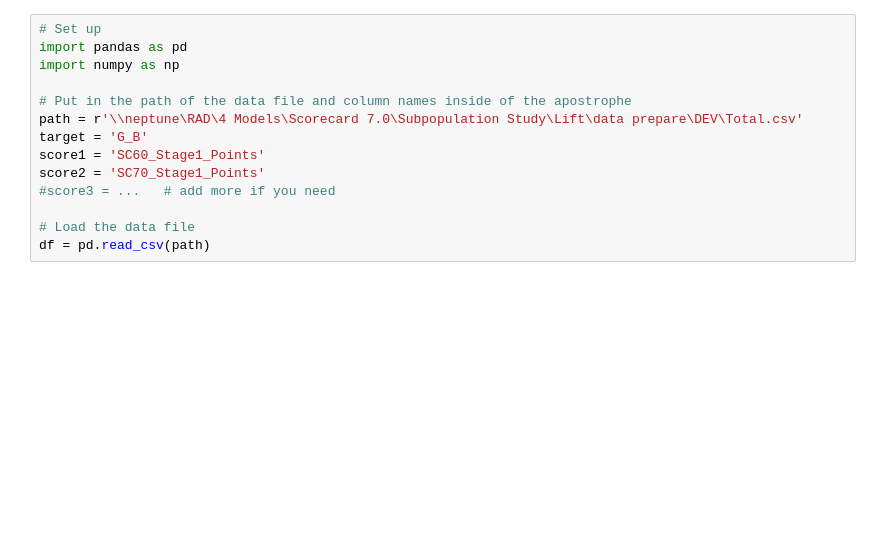
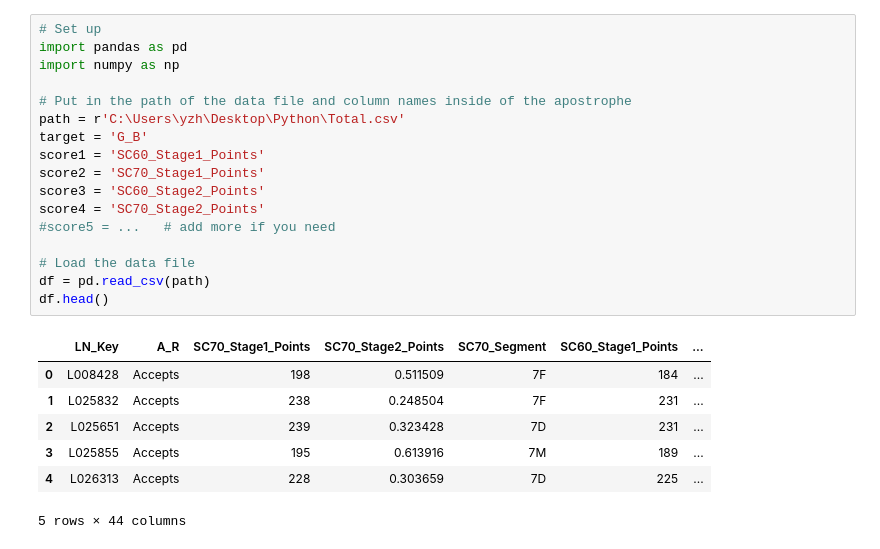
Before and after one commit to yizhou86/PythonTools, a Jupyter notebook: ROC_Func_YZH.ipynb, the cells around one changed output. Drawn from its saved outputs; the diff is of its cells as text; blank space fills up the shorter version.

```diff
--- a/ROC_Func_YZH.ipynb
+++ b/ROC_Func_YZH.ipynb
@@ -88,17 +88,28 @@ def lift(base_roc, new_roc):
 # %%
 # Set up
 import pandas as pd
 import numpy as np
 
 # Put in the path of the data file and column names inside of the apostrophe
-path = r'\\neptune\RAD\4 Models\Scorecard 7.0\Subpopulation Study\Lift\data prepare\DEV\Total.csv'
+path = r'C:\Users\yzh\Desktop\Python\Total.csv'
 target = 'G_B'
 score1 = 'SC60_Stage1_Points'
 score2 = 'SC70_Stage1_Points'
-#score3 = ...   # add more if you need
+score3 = 'SC60_Stage2_Points'
+score4 = 'SC70_Stage2_Points'
+#score5 = ...   # add more if you need
 
 # Load the data file
 df = pd.read_csv(path)
+df.head()
+# %% [output]
+|  | LN_Key | A_R | SC70_Stage1_Points | SC70_Stage2_Points | SC70_Segment | SC60_Stage1_Points | ... |
+| 0 | L008428 | Accepts | 198 | 0.511509 | 7F | 184 | ... |
+| 1 | L025832 | Accepts | 238 | 0.248504 | 7F | 231 | ... |
+| 2 | L025651 | Accepts | 239 | 0.323428 | 7D | 231 | ... |
+| 3 | L025855 | Accepts | 195 | 0.613916 | 7M | 189 | ... |
+| 4 | L026313 | Accepts | 228 | 0.303659 | 7D | 225 | ... |
+5 rows × 44 columns
 # %%
 # Example 1: plot the ROC Curve for two scores
 
```
Also changed, not shown: parts of 7 cells of this notebook.
